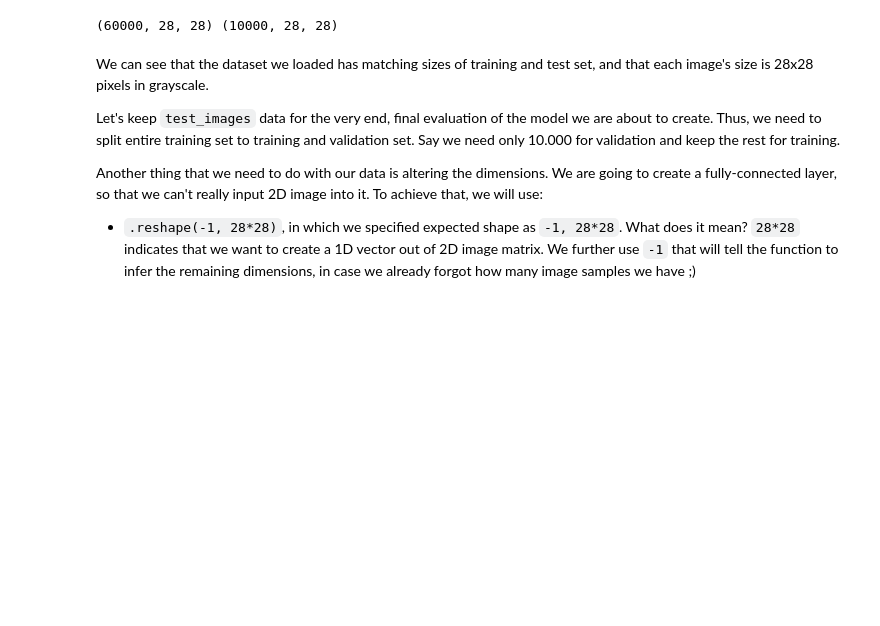
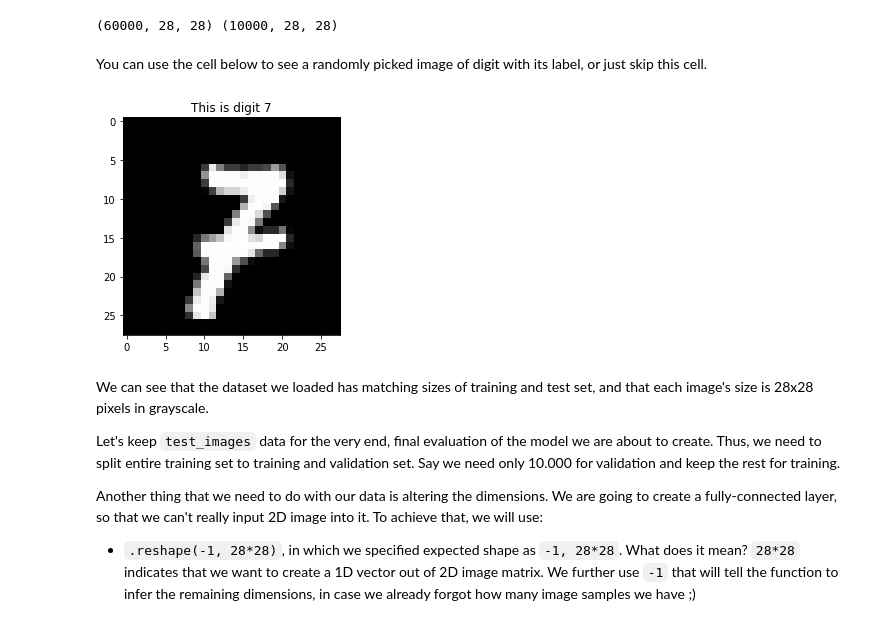
Before and after one commit to jells123/My-Tutorial-On-Tensorflow, a Jupyter notebook: tutorial.ipynb, the cells around one changed output. Saved outputs shown, nothing was run; the diff lists cells and outputs as text; code cells hidden in the pictures; blank space fills up the shorter version.

Commit message:
Add visualizations to MNIST model

```diff
--- a/tutorial.ipynb
+++ b/tutorial.ipynb
@@ -278,6 +278,20 @@ mnist  = keras.datasets.mnist
 print(all_train_images.shape, test_images.shape)
 # %% [output]
 (60000, 28, 28) (10000, 28, 28)
+# %% [markdown]
+You can use the cell below to see a randomly picked image of digit with its label, or just skip this cell.
+# %%
+import matplotlib.pyplot as plt
+
+random_idx = np.random.randint(0, len(all_train_images))
+random_img = all_train_images[random_idx]
+img_label = all_train_labels[random_idx]
+
+plt.imshow(random_img, cmap='gray')
+plt.title("This is digit {}".format(str(img_label)))
+plt.show()
+# %% [output]
+[figure, added]
 # %% [markdown]
 We can see that the dataset we loaded has matching sizes of training and test set, and that each image's size is 28x28 pixels in grayscale.
 
```
Also changed, not shown: parts of 11 cells of this notebook.
